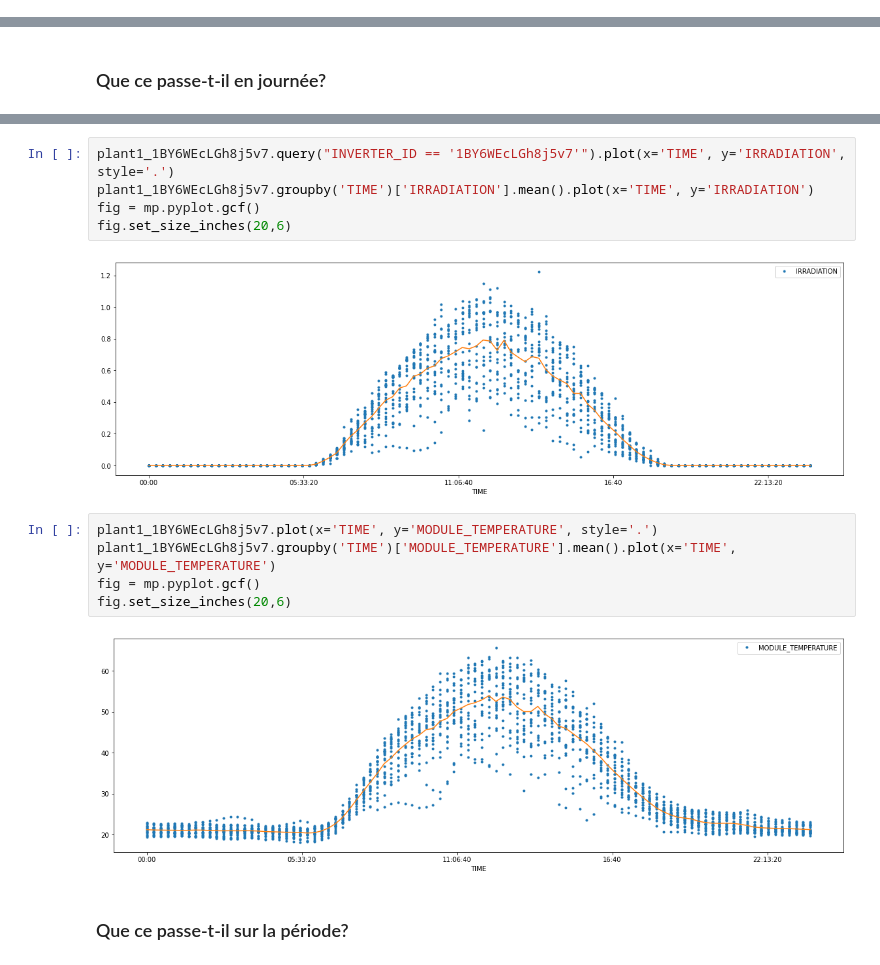
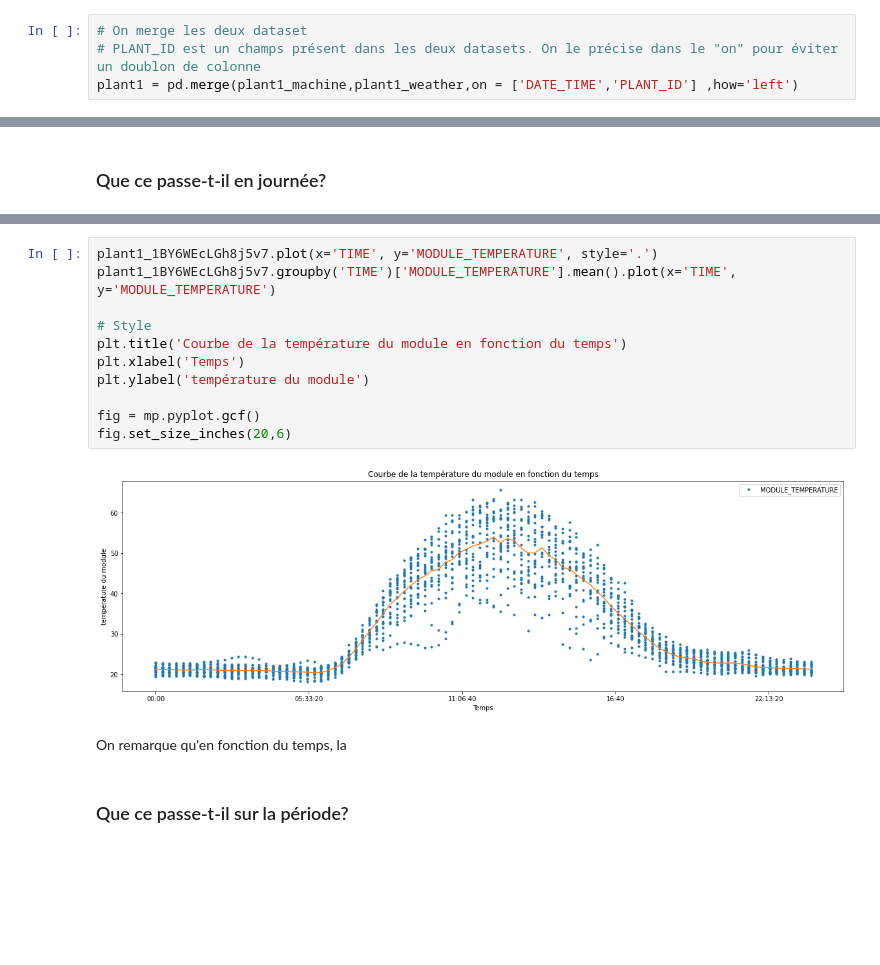
Before and after one commit to allanCouderette/ML_Solar_Power, a Jupyter notebook: ProjetPower.ipynb, the cells around one changed output, grey strips where cells are left out. Saved outputs shown, nothing was run; the diff lists cells and outputs as text; blank space fills up the shorter version.

```diff
--- a/ProjetPower.ipynb
+++ b/ProjetPower.ipynb
@@ -129,0 +231,4 @@ plant1.head()
+# %%
+# On merge les deux dataset
+# PLANT_ID est un champs présent dans les deux datasets. On le précise dans le "on" pour éviter un doublon de colonne
+plant1 = pd.merge(plant1_machine,plant1_weather,on = ['DATE_TIME','PLANT_ID'] ,how='left')
@@ -223,17 +363,18 @@ fig.set_size_inches(20,6)
 # %%
-plant1_1BY6WEcLGh8j5v7.query("INVERTER_ID == '1BY6WEcLGh8j5v7'").plot(x='TIME', y='IRRADIATION', style='.')
-plant1_1BY6WEcLGh8j5v7.groupby('TIME')['IRRADIATION'].mean().plot(x='TIME', y='IRRADIATION')
+plant1_1BY6WEcLGh8j5v7.plot(x='TIME', y='MODULE_TEMPERATURE', style='.')
+plant1_1BY6WEcLGh8j5v7.groupby('TIME')['MODULE_TEMPERATURE'].mean().plot(x='TIME', y='MODULE_TEMPERATURE')
+
+# Style
+plt.title('Courbe de la température du module en fonction du temps')
+plt.xlabel('Temps')
+plt.ylabel('température du module')
+
 fig = mp.pyplot.gcf()
 fig.set_size_inches(20,6)
 # %% [output]
-[figure, old version]
+[figure, new version]
-# %%
-plant1_1BY6WEcLGh8j5v7.plot(x='TIME', y='MODULE_TEMPERATURE', style='.')
-plant1_1BY6WEcLGh8j5v7.groupby('TIME')['MODULE_TEMPERATURE'].mean().plot(x='TIME', y='MODULE_TEMPERATURE')
-fig = mp.pyplot.gcf()
-fig.set_size_inches(20,6)
-# %% [output]
-[figure, removed]
+# %% [markdown]
+On remarque qu'en fonction du temps, la
 # %% [markdown]
 ### Que ce passe-t-il sur la période?
 # %%
```
Also changed, not shown: parts of 44 cells of this notebook.
